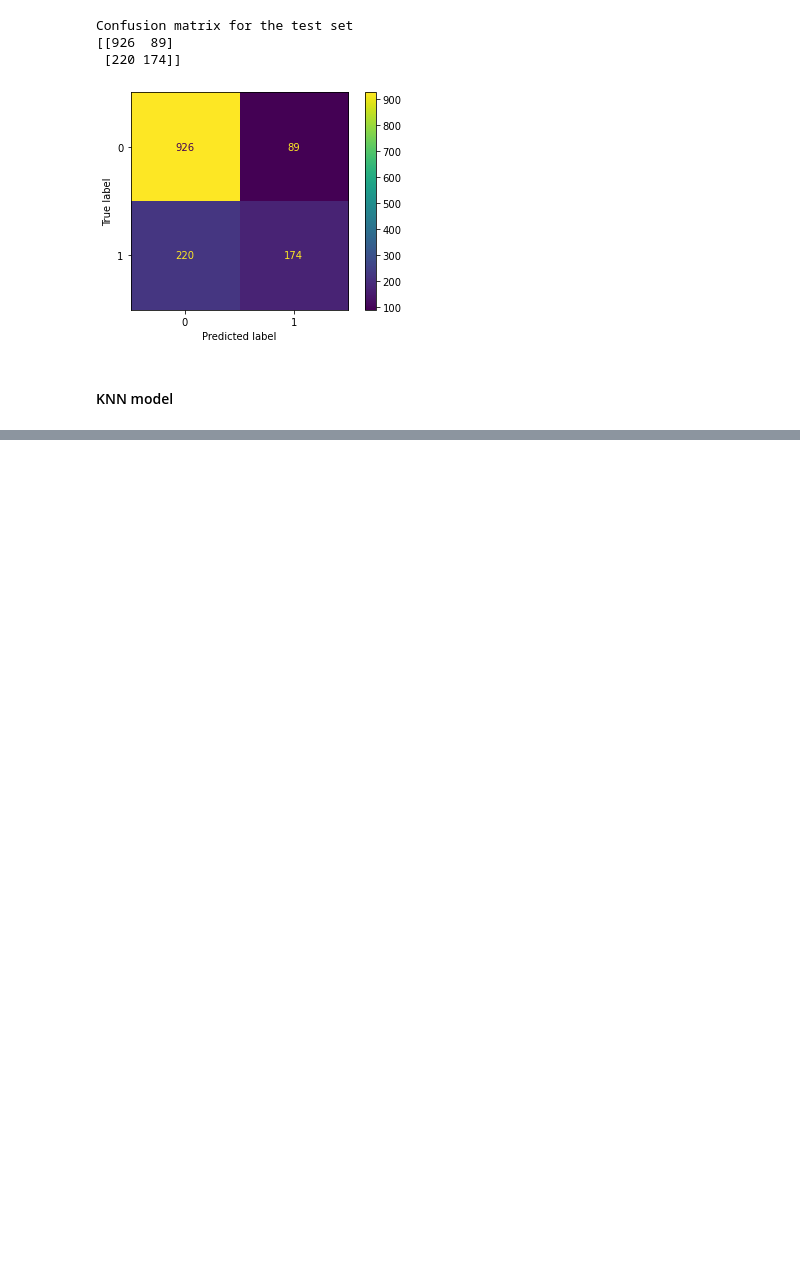
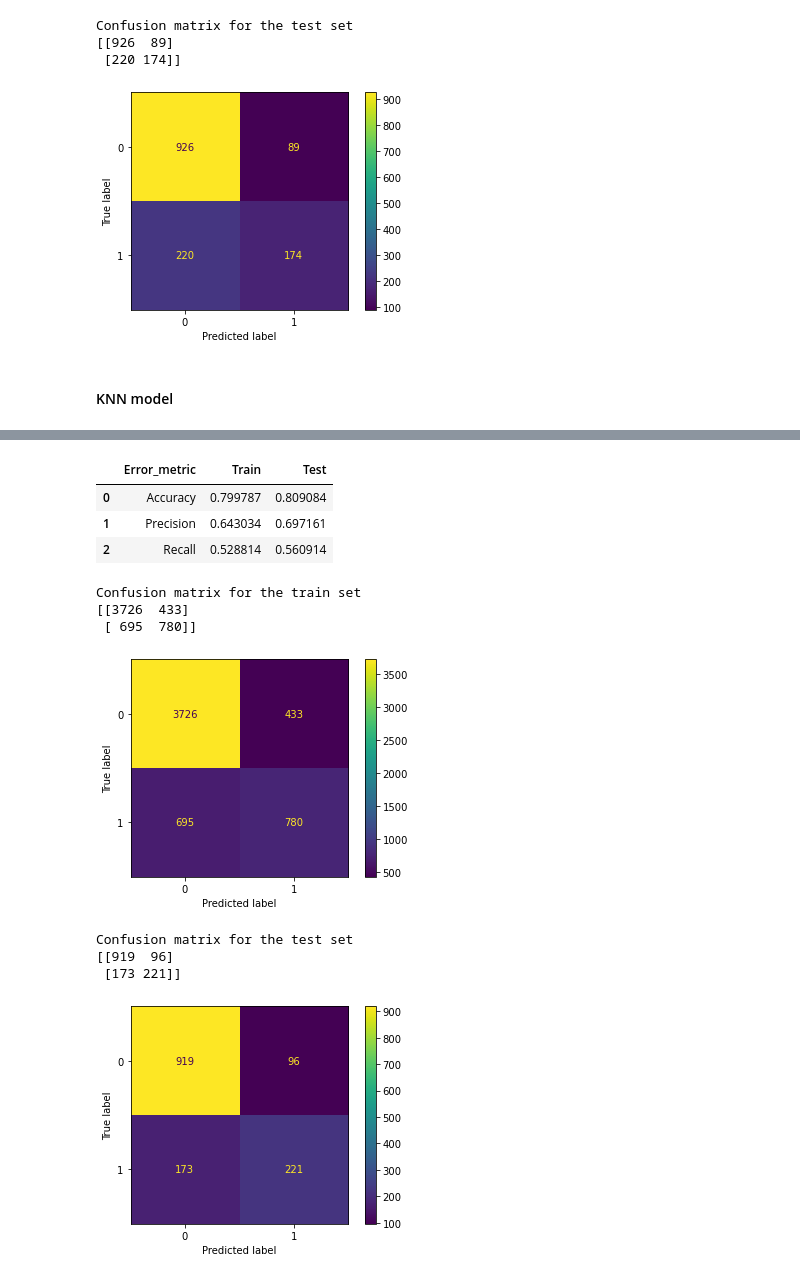
Before and after one commit to marisra/Ironhack-Labs, a Jupyter notebook: Logistic regression/Logistic regression.ipynb, the cells around one changed output, grey strips where cells are left out. Saved outputs shown, nothing was run; the diff lists cells and outputs as text; code cells hidden in the pictures; blank space fills up the shorter version.

```diff
--- a/Logistic regression/Logistic regression.ipynb
+++ b/Logistic regression/Logistic regression.ipynb
@@ -237,0 +297,3 @@ Confusion matrix for the test set
+# %%
+categChurnData_dummies = pd.get_dummies(categChurnData, drop_first=True)
+categChurnData_dummies
@@ -237,0 +314,3 @@ Confusion matrix for the test set
+# %%
+X = pd.concat([X,categChurnData_dummies],axis=1)
+X
@@ -237,0 +346,49 @@ Confusion matrix for the test set
+# %%
+X_train, X_test, y_train, y_test = train_test_split(X, y, test_size = 0.20, random_state = 123)
+# %%
+std_scaler = StandardScaler().fit(X_train)
+X_train_scaled = std_scaler.transform(X_train)
+X_test_scaled = std_scaler.transform(X_test)
+# %%
+# Logistic regression
+
+log_model = LogisticRegression()
+log_model.fit(X_train_scaled, y_train)
+y_pred_train_log = log_model.predict(X_train_scaled)
+y_pred_test_log = log_model.predict(X_test_scaled)
+
+performance_log = pd.DataFrame({'Error_metric': ['Accuracy','Precision','Recall'],
+                               'Train': [accuracy_score(y_train, y_pred_train_log),
+                                         precision_score(y_train, y_pred_train_log),
+                                         recall_score(y_train, y_pred_train_log)],
+                               'Test': [accuracy_score(y_test, y_pred_test_log),
+                                        precision_score(y_test, y_pred_test_log),
+                                        recall_score(y_test, y_pred_test_log)]})
+
+display(performance_log)
+
+print("Confusion matrix for the train set")
+print(confusion_matrix(y_train,y_pred_train_log))
+plot_confusion_matrix(log_model,X_train_scaled,y_train, values_format = 'd')
+plt.show()
+
+print()
+print()
+
+print("Confusion matrix for the test set")
+print(confusion_matrix(y_test, y_pred_test_log))
+plot_confusion_matrix(log_model,X_test_scaled,y_test, values_format = 'd')
+plt.show()
+# %% [output]
+|  | Error_metric | Train | Test |
+| 0 | Accuracy | 0.799787 | 0.809084 |
+| 1 | Precision | 0.643034 | 0.697161 |
+| 2 | Recall | 0.528814 | 0.560914 |
+Confusion matrix for the train set
+[[3726  433]
+ [ 695  780]]
+[figure, added]
+Confusion matrix for the test set
+[[919  96]
+ [173 221]]
+[figure, added]
```
Also changed, not shown: parts of 22 cells of this notebook.
